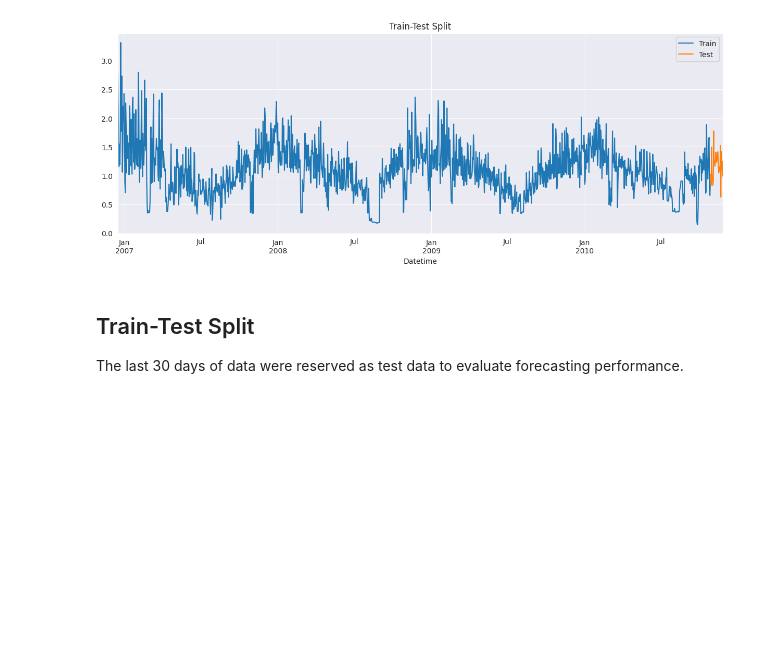
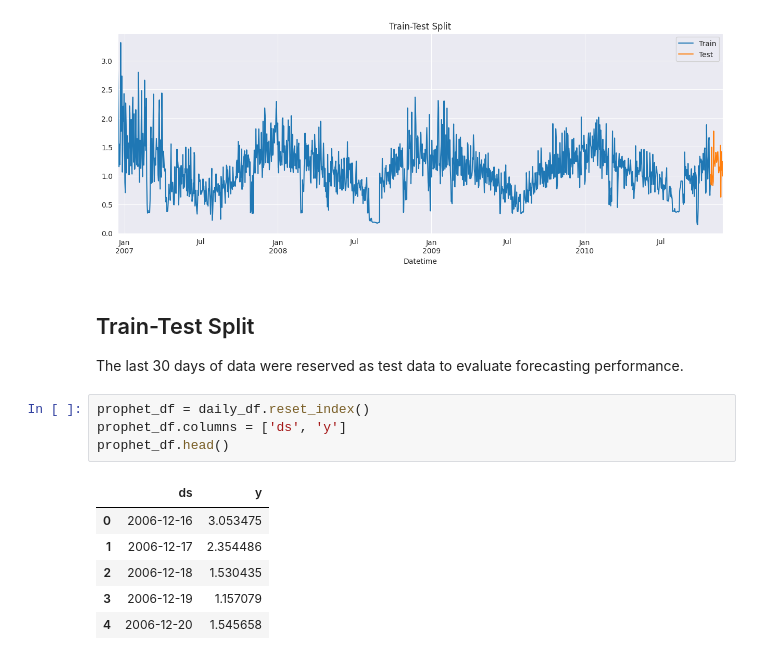
Before and after one commit to ShahanV/powercast-ai, a Jupyter notebook: notebooks/Powercast_AI.ipynb, the cells around one changed output. Cells and saved outputs as stored; diff of their text form; blank space fills up the shorter version.

Commit message:
Format dataset for Prophet forecasting model

```diff
--- a/notebooks/Powercast_AI.ipynb
+++ b/notebooks/Powercast_AI.ipynb
@@ -183,3 +183,14 @@ plt.show()
 ## Train-Test Split
 
 The last 30 days of data were reserved as test data to evaluate forecasting performance.
+# %%
+prophet_df = daily_df.reset_index()
+prophet_df.columns = ['ds', 'y']
+prophet_df.head()
+# %% [output]
+|  | ds | y |
+| 0 | 2006-12-16 | 3.053475 |
+| 1 | 2006-12-17 | 2.354486 |
+| 2 | 2006-12-18 | 1.530435 |
+| 3 | 2006-12-19 | 1.157079 |
+| 4 | 2006-12-20 | 1.545658 |
```
Also changed, not shown: parts of 1 cell of this notebook.
